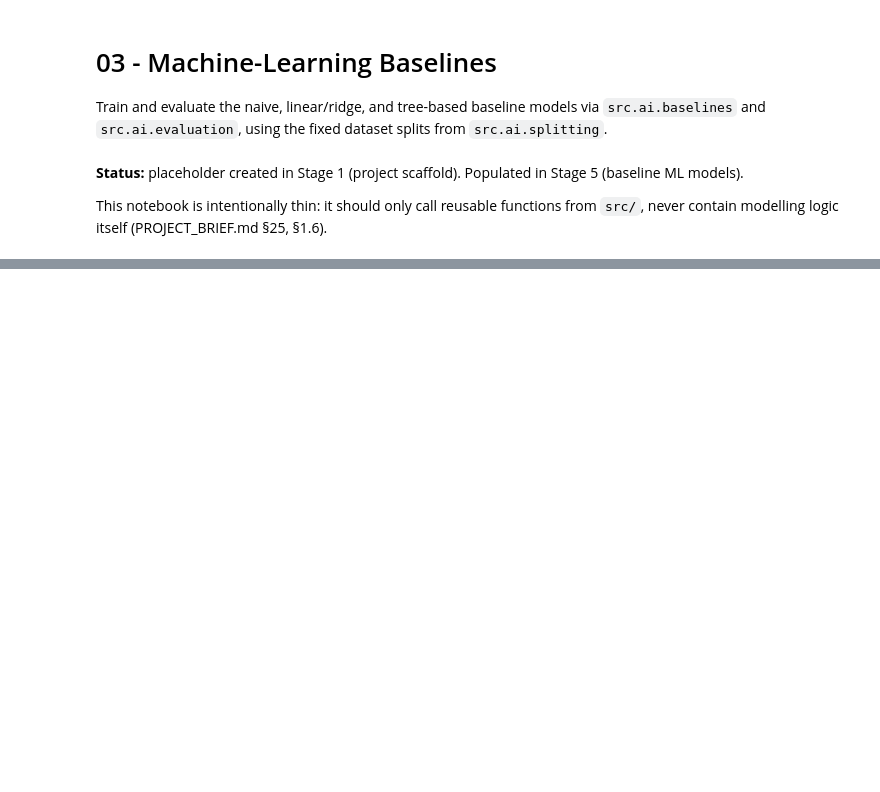
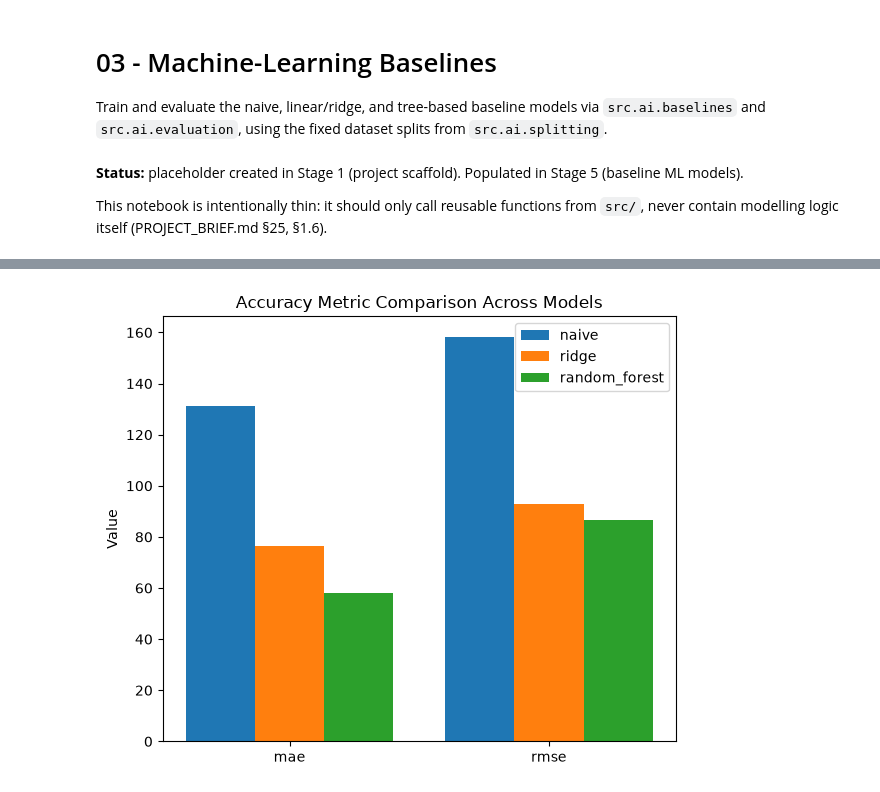
Before and after one commit to sulhos/Leonardo-Assignment, a Jupyter notebook: notebooks/03_ml_baselines.ipynb, the cells around one changed output, grey strips where cells are left out. Drawn from its saved outputs; the diff is of its cells as text; code cells hidden in the pictures; blank space fills up the shorter version.

```diff
--- a/notebooks/03_ml_baselines.ipynb
+++ b/notebooks/03_ml_baselines.ipynb
@@ -61,0 +94,12 @@ if str(PROJECT_ROOT) not in sys.path:
+# %%
+weather = get_processed_weather("jinan", 2023)
+t0 = time.perf_counter()
+features = build_feature_matrix(feasible, weather, site_config)
+feature_engineering_seconds = time.perf_counter() - t0
+print(f"Feature engineering: {feature_engineering_seconds:.1f}s for {len(features)} scenarios, "
+      f"{features.shape[1] - 1} features.")
+
+merged = features.merge(feasible[["scenario_id", "optimal_capacity_kwh"]], on="scenario_id")
+feature_columns = [c for c in features.columns if c != "scenario_id"]
+merged.to_csv(TABLES_DIR / "scenario_engineered_features.csv", index=False)
+features.head()
@@ -61,0 +139,14 @@ if str(PROJECT_ROOT) not in sys.path:
+# %%
+ml_cfg = {
+    "alpha_grid": [0.01, 0.1, 1.0, 10.0],
+    "n_estimators_grid": [100, 300],
+    "max_depth_grid": [3, 5, None],
+}
+
+train_times = {}
+t0 = time.perf_counter(); naive_model = fit_naive_baseline(X_train, y_train); train_times["naive"] = time.perf_counter() - t0
+t0 = time.perf_counter(); ridge_model = fit_linear_baseline(X_train, y_train, X_val, y_val, ml_cfg["alpha_grid"]); train_times["ridge"] = time.perf_counter() - t0
+t0 = time.perf_counter(); rf_model = fit_tree_baseline(X_train, y_train, X_val, y_val, ml_cfg["n_estimators_grid"], ml_cfg["max_depth_grid"]); train_times["random_forest"] = time.perf_counter() - t0
+
+models = {"naive": naive_model, "ridge": ridge_model, "random_forest": rf_model}
+train_times
@@ -61,0 +238,5 @@ if str(PROJECT_ROOT) not in sys.path:
+# %%
+fig = plot_cross_model_metric_comparison(accuracy_by_model, ["mae", "rmse"])
+save_figure(fig, FIGURES_DIR / "21_metric_comparison.png")
+# %% [output]
+[figure, added]
```
Also changed, not shown: parts of 19 cells of this notebook, 24 other files.
